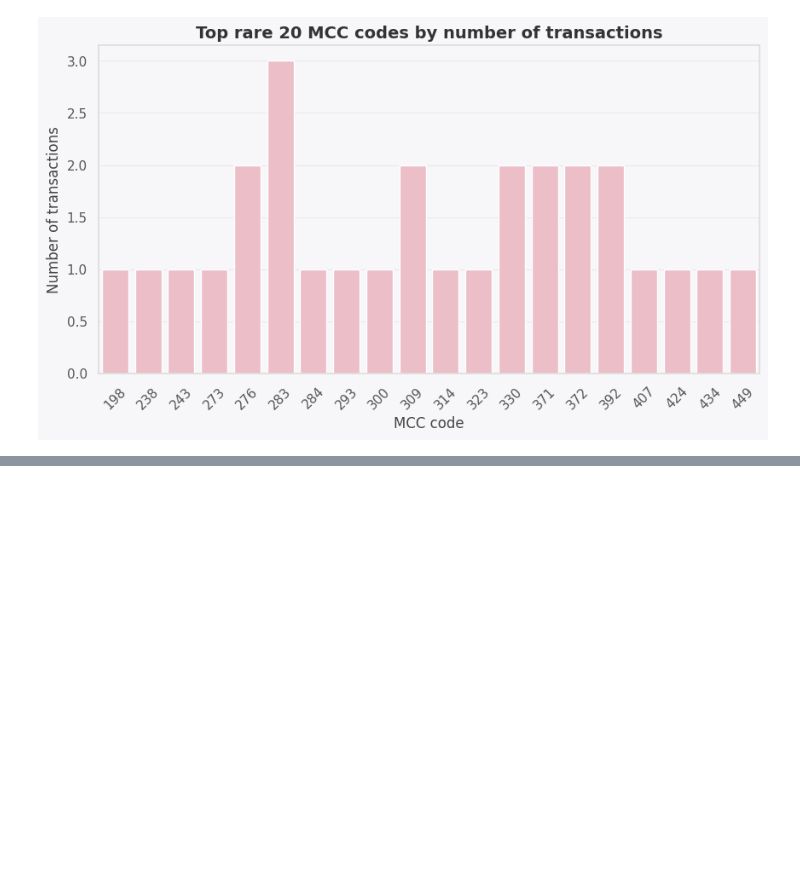
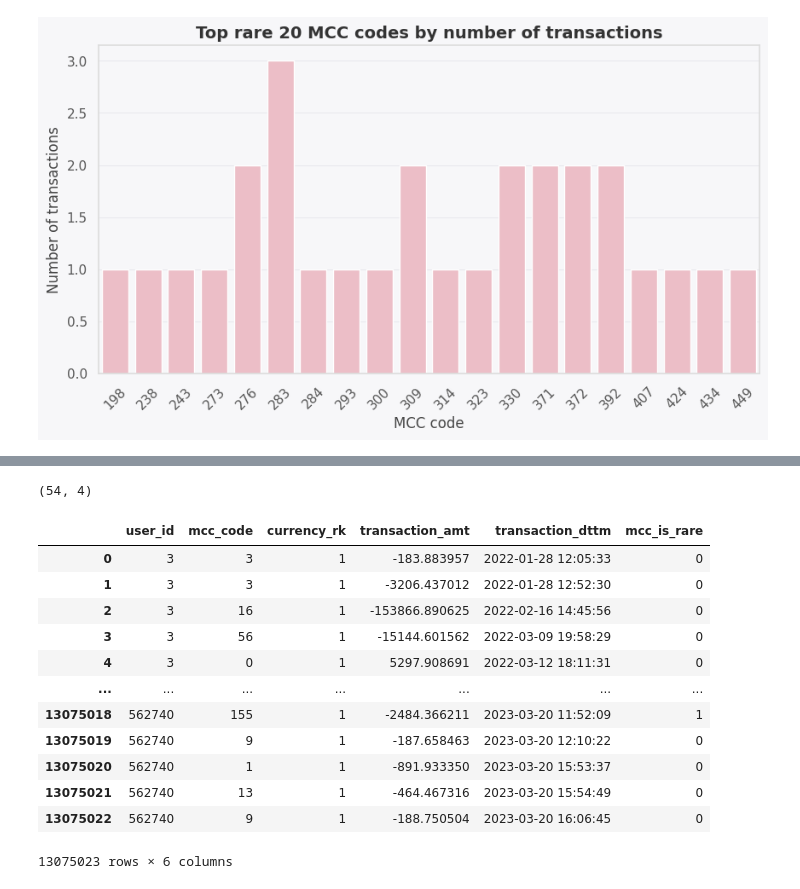
Before and after one commit to Lunalykaya/customer-churn-prediction, a Jupyter notebook: eda-churn.ipynb, the cells around one changed output, grey strips where cells are left out. Drawn from its saved outputs; the diff is of its cells as text; code cells hidden in the pictures; blank space fills up the shorter version.

```diff
--- a/eda-churn.ipynb
+++ b/eda-churn.ipynb
@@ -1300,3 +1382,29 @@ plt.savefig('rare20_mcc_code_distribution.png', dpi=300, bbox_inches='tight')
 plt.show()
 # %% [output]
 [figure]
+# %%
+import plotly.express as px
+
+mcc_counts = (
+    transactions
+    .groupby('mcc_code')
+    .size()
+    .reset_index(name='count')
+    .sort_values('count', ascending=False)
+)
+
+fig = px.bar(
+    mcc_counts,
+    x='mcc_code',
+    y='count',
+    title='Distribution of transactions by MCC code',
+    labels={'mcc_code': 'MCC code', 'count': 'Number of transactions'}
+)
+
+fig.update_layout(
+    xaxis=dict(showticklabels=False),
+    width=1200,
+    height=450
+)
+
+fig.show()
@@ -1306,0 +1484,2 @@ mcc_counts.median()
+# %%
+mcc_counts['share'] = mcc_counts['count'] / mcc_counts['count'].sum()
@@ -1306,0 +1516,2 @@ mcc_counts.median()
+# %%
+mcc_counts['cum_share'] = mcc_counts['share'].cumsum()
@@ -1306,0 +1532,23 @@ mcc_counts.median()
+# %%
+mcc_counts[mcc_counts['cum_share'] <= 0.95].shape
+# %% [output]
+(54, 4)
+# %%
+frequent_mcc = mcc_counts[mcc_counts['cum_share'] <= 0.95].index
+transactions['mcc_is_rare'] = (~transactions['mcc_code'].isin(frequent_mcc)).astype(int)
+# %%
+transactions
+# %% [output]
+|  | user_id | mcc_code | currency_rk | transaction_amt | transaction_dttm | mcc_is_rare |
+| 0 | 3 | 3 | 1 | -183.883957 | 2022-01-28 12:05:33 | 0 |
+| 1 | 3 | 3 | 1 | -3206.437012 | 2022-01-28 12:52:30 | 0 |
+| 2 | 3 | 16 | 1 | -153866.890625 | 2022-02-16 14:45:56 | 0 |
+| 3 | 3 | 56 | 1 | -15144.601562 | 2022-03-09 19:58:29 | 0 |
+| 4 | 3 | 0 | 1 | 5297.908691 | 2022-03-12 18:11:31 | 0 |
+| ... | ... | ... | ... | ... | ... | ... |
+| 13075018 | 562740 | 155 | 1 | -2484.366211 | 2023-03-20 11:52:09 | 1 |
+| 13075019 | 562740 | 9 | 1 | -187.658463 | 2023-03-20 12:10:22 | 0 |
+| 13075020 | 562740 | 1 | 1 | -891.933350 | 2023-03-20 15:53:37 | 0 |
+| 13075021 | 562740 | 13 | 1 | -464.467316 | 2023-03-20 15:54:49 | 0 |
+| 13075022 | 562740 | 9 | 1 | -188.750504 | 2023-03-20 16:06:45 | 0 |
+13075023 rows × 6 columns
```
Also changed, not shown: parts of 17 cells of this notebook.
